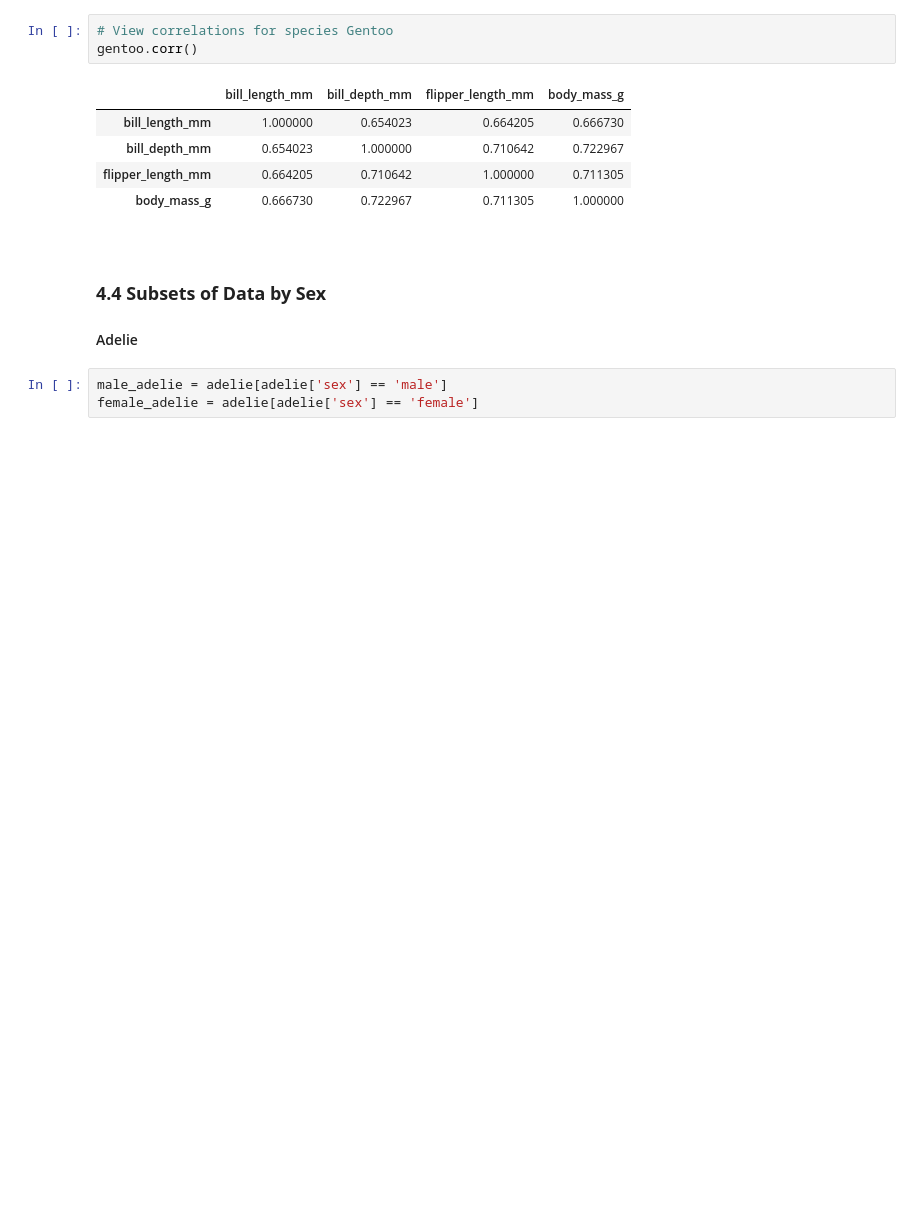
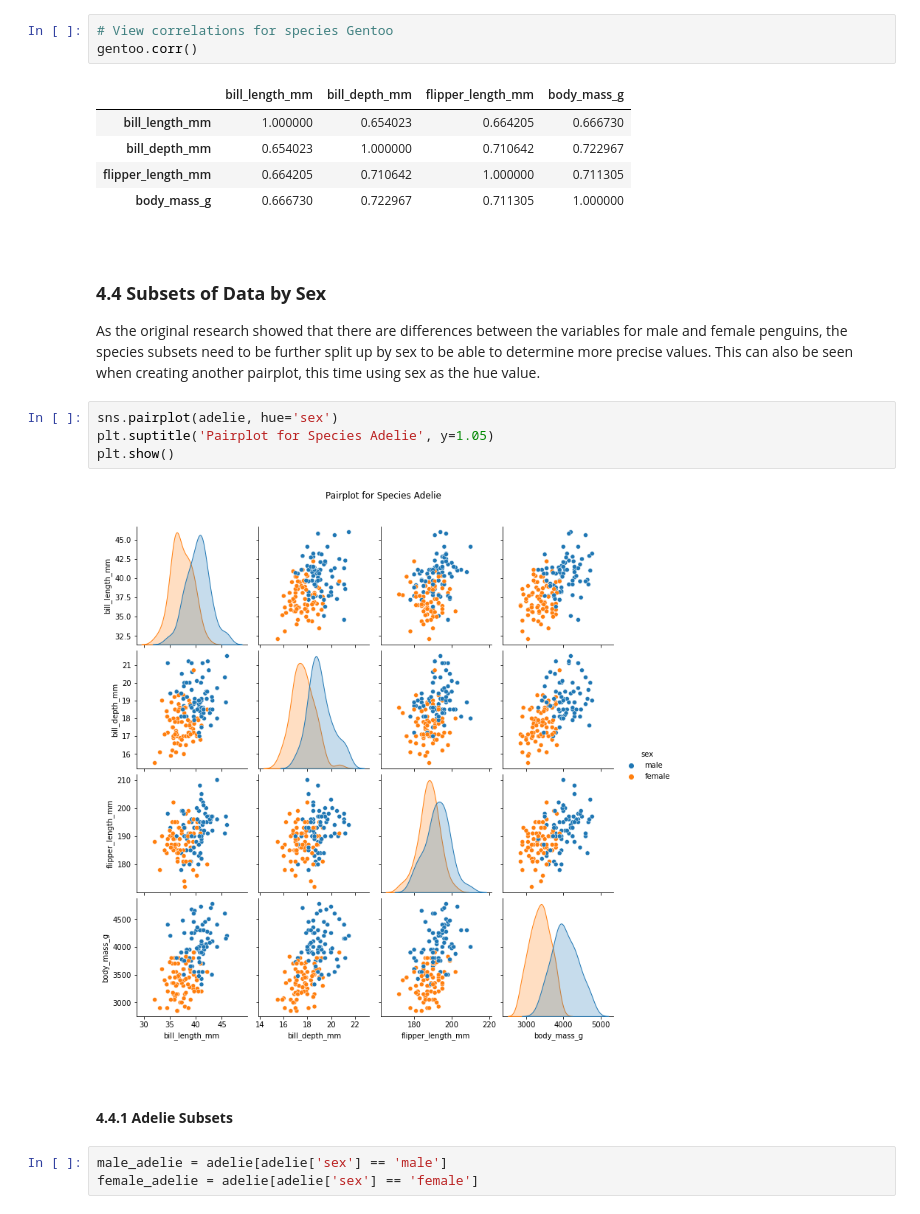
Before and after one commit to ssteffens/programming-data-analysis-project, a Jupyter notebook: project.ipynb, the cells around one changed output. Drawn from its saved outputs; the diff is of its cells as text; blank space fills up the shorter version.

```diff
--- a/project.ipynb
+++ b/project.ipynb
@@ -445,7 +465,18 @@ gentoo.corr()
 <a id='part4.4'></a>
 ### **4.4 Subsets of Data by Sex**
 
-#### Adelie
+As the original research showed that there are differences between the variables for male and female penguins, the species subsets need to be further split up by sex to be able to determine more precise values. This can also be seen when creating another pairplot, this time using sex as the hue value.
+# %%
+sns.pairplot(adelie, hue='sex')
+plt.suptitle('Pairplot for Species Adelie', y=1.05)
+plt.show()
+# %% [output]
+[figure, added]
+# %% [markdown]
+<br>
+
+<a id='part4.4.1'></a>
+#### **4.4.1 Adelie Subsets**
 # %%
 male_adelie = adelie[adelie['sex'] == 'male']
 female_adelie = adelie[adelie['sex'] == 'female']
```
Also changed, not shown: parts of 32 cells of this notebook.
